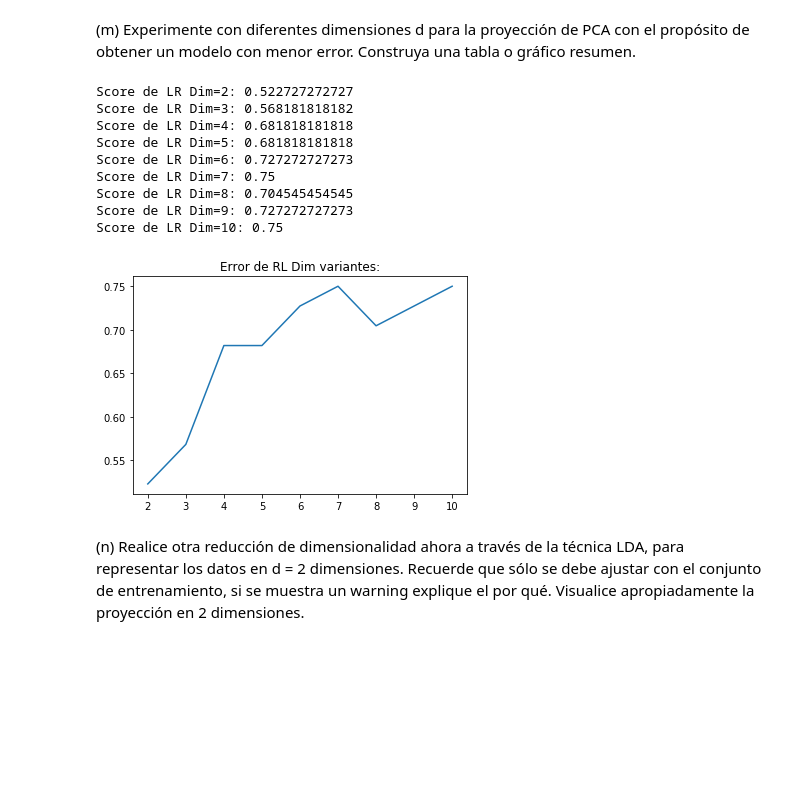
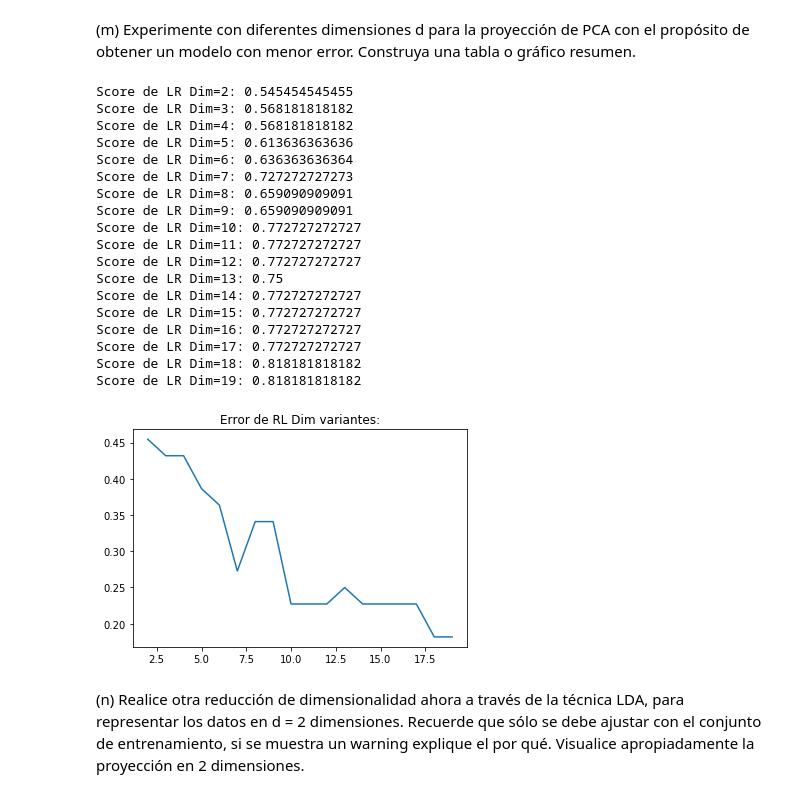
Before and after one commit to AlfredoAlfi/MachineLearning2, a Jupyter notebook: Tarea2_Machine_Learning.ipynb, the cells around one changed output. Drawn from its saved outputs; the diff is of its cells as text; code cells hidden in the pictures; blank space fills up the shorter version.

```diff
--- a/Tarea2_Machine_Learning.ipynb
+++ b/Tarea2_Machine_Learning.ipynb
@@ -437,7 +437,7 @@ for i in Cs:
     from sklearn.metrics import accuracy_score
     errorTestLR = accuracy_score(predTestLR,y_test)
     print("Score de LR C="+str(i)+": "+str(errorTestLR))
-    errRL.append(errorTestLR)
+    errRL.append(1-errorTestLR)
 # log
 import matplotlib.pyplot as plt
 
@@ -456,7 +456,7 @@ for i in Cs:
 
     errorTestSVR = accuracy_score(predTestSVR,y_test)
     print("Score de SVM C="+str(i)+": "+str(errorTestSVR))
-    errSVM.append(errorTestSVR)
+    errSVM.append(1-errorTestSVR)
 
 plt.plot(Cs, errSVM)
 plt.xscale('log')
@@ -496,7 +496,7 @@ for d in Depths:
     from sklearn.metrics import accuracy_score
     errorTestDTC = accuracy_score(predTestDTC,y_test)
     print("Score de DTC(Depth ="+str(d)+"): "+str(errorTestDTC))
-    errA.append(errorTestDTC)
+    errA.append(1-errorTestDTC)
 
 import matplotlib.pyplot as plt
 plt.plot(Depths, errA)
@@ -525,40 +525,49 @@ Score de DTC(Depth =29): 0.5
 <p>(m) Experimente con diferentes dimensiones d para la proyección de PCA con el propósito de obtener un
 modelo con menor error. Construya una tabla o gráfico resumen.</p>
 # %%
-D = range(2,11)
+D = range(2,20)
 errRL = []
 from sklearn.decomposition import PCA
 for d in D:
     pca_model = PCA(n_components=d)
     pca_model.fit(X_train)
     X_pca_train_n = pca_model.transform(X_train)
     X_pca_test_n = pca_model.transform(X_test)
 
-    model = LogisticRegression(C=10)
+    model = LogisticRegression(C=0.1)
     model.fit(X_pca_train_n,y_train)
     predTestLR = model.predict(X_pca_test_n)
 
     from sklearn.metrics import accuracy_score
     errorTestLR = accuracy_score(predTestLR,y_test)
     print("Score de LR Dim="+str(d)+": "+str(errorTestLR))
-    errRL.append(errorTestLR)
+    errRL.append(1-errorTestLR)
 
 import matplotlib.pyplot as plt
 
 plt.plot(D, errRL)
 plt.title('Error de RL Dim variantes:')
 plt.show()
 # %% [output]
-Score de LR Dim=2: 0.522727272727
+Score de LR Dim=2: 0.545454545455
 Score de LR Dim=3: 0.568181818182
-Score de LR Dim=4: 0.681818181818
-Score de LR Dim=5: 0.681818181818
-Score de LR Dim=6: 0.727272727273
-Score de LR Dim=7: 0.75
-Score de LR Dim=8: 0.704545454545
-Score de LR Dim=9: 0.727272727273
-Score de LR Dim=10: 0.75
+Score de LR Dim=4: 0.568181818182
+Score de LR Dim=5: 0.613636363636
+Score de LR Dim=6: 0.636363636364
+Score de LR Dim=7: 0.727272727273
+Score de LR Dim=8: 0.659090909091
+Score de LR Dim=9: 0.659090909091
+Score de LR Dim=10: 0.772727272727
+Score de LR Dim=11: 0.772727272727
+Score de LR Dim=12: 0.772727272727
+Score de LR Dim=13: 0.75
+Score de LR Dim=14: 0.772727272727
+Score de LR Dim=15: 0.772727272727
+Score de LR Dim=16: 0.772727272727
+Score de LR Dim=17: 0.772727272727
+Score de LR Dim=18: 0.818181818182
+Score de LR Dim=19: 0.818181818182
-[figure, old version]
+[figure, new version]
 # %% [markdown]
 <p>(n) Realice otra reducción de dimensionalidad ahora a través de la técnica LDA, para representar los datos
 en d = 2 dimensiones. Recuerde que sólo se debe ajustar con el conjunto de entrenamiento, si se muestra
```
Also changed, not shown: parts of 3 cells of this notebook.
